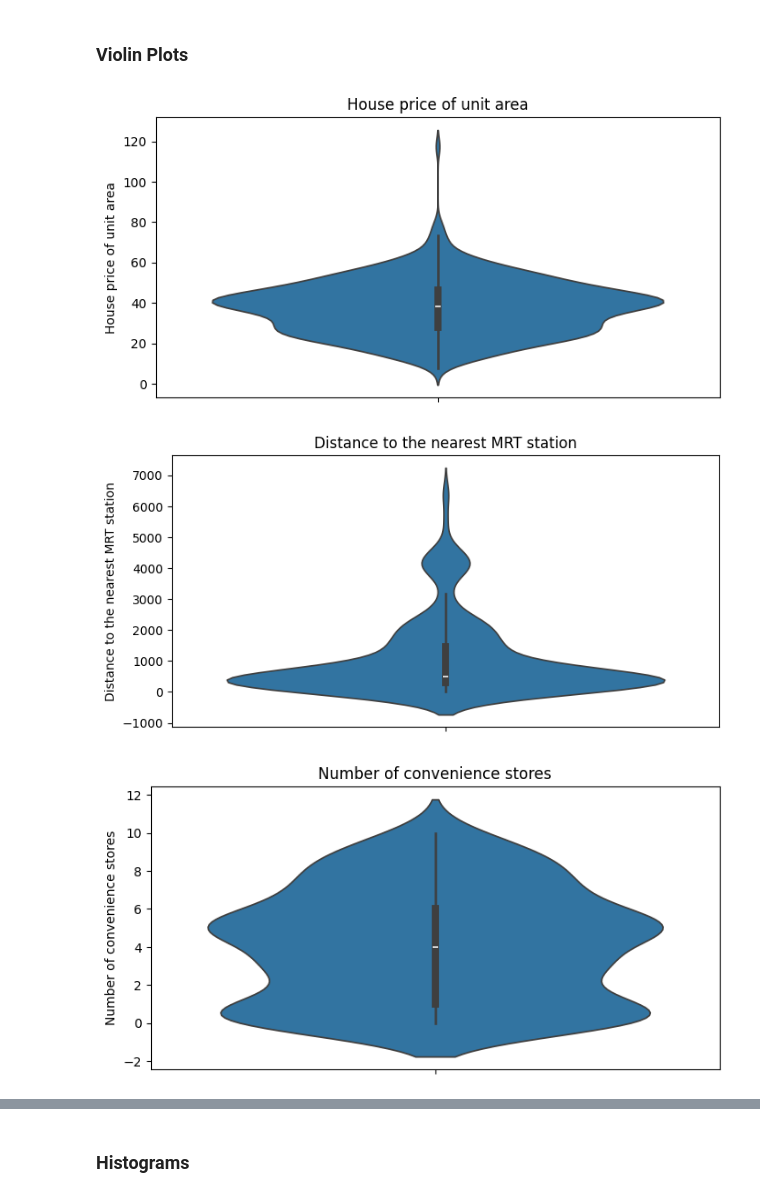
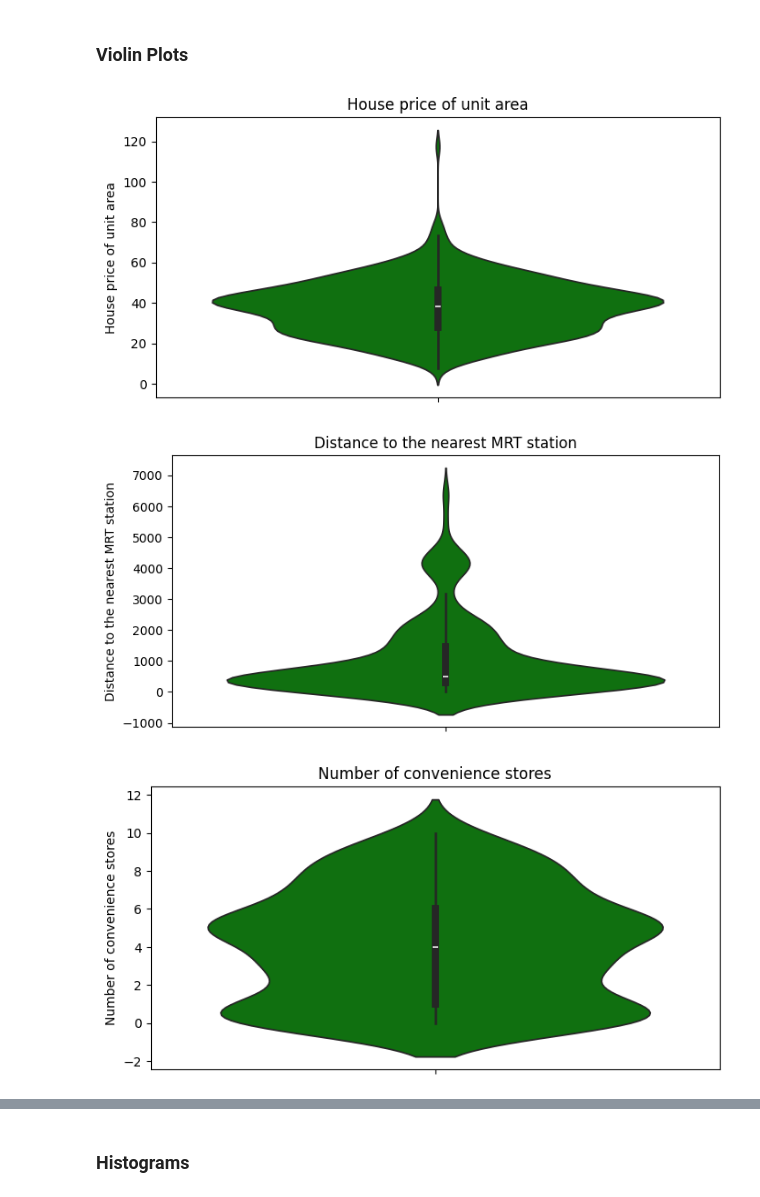
Before and after one commit to arkhash0309/Property-Prophet, a Jupyter notebook: Notebook.ipynb, the cells around one changed output, grey strips where cells are left out. Cells and saved outputs as stored; diff of their text form; code cells hidden in the pictures.

```diff
--- a/Notebook.ipynb
+++ b/Notebook.ipynb
@@ -272,24 +272,24 @@ plt.show()
 ### Violin Plots
 # %%
 plt.figure(figsize=(8,4))
-sns.violinplot(df['House price of unit area'])
+sns.violinplot(df['House price of unit area'], color='green')
 plt.title('House price of unit area')
 plt.show()
 # %% [output]
-[figure, old version]
+[figure, new version]
 # %%
 plt.figure(figsize=(8,4))
-sns.violinplot(df['Distance to the nearest MRT station'])
+sns.violinplot(df['Distance to the nearest MRT station'], color='green')
 plt.title('Distance to the nearest MRT station')
 plt.show()
 # %% [output]
-[figure, old version]
+[figure, new version]
 # %%
 plt.figure(figsize=(8,4))
-sns.violinplot(df['Number of convenience stores'])
+sns.violinplot(df['Number of convenience stores'], color='green')
 plt.title('Number of convenience stores')
 plt.show()
 # %% [output]
-[figure, old version]
+[figure, new version]
 # %%
 plt.figure(figsize=(8,4))
```
Also changed, not shown: parts of 73 cells of this notebook.
